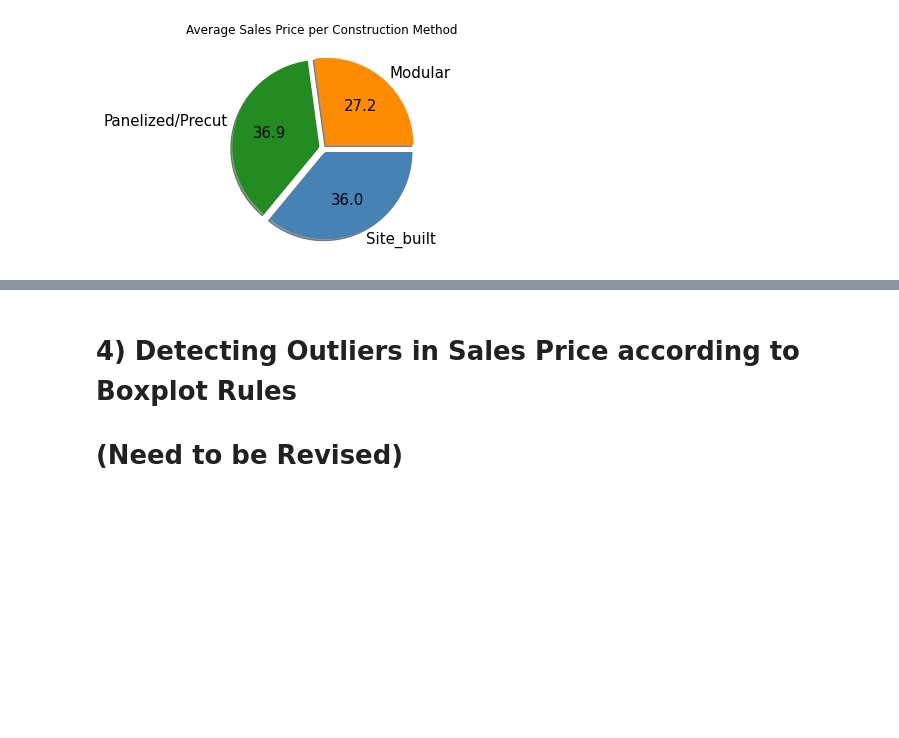
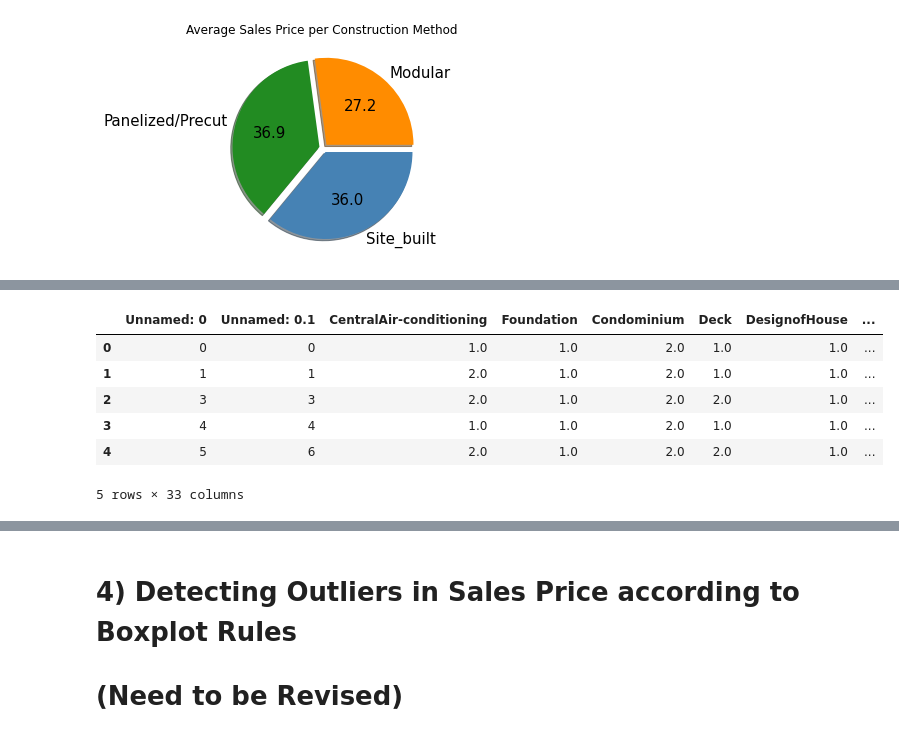
Before and after one commit to gassergalalali/MST-IST-5520-SP2020-Group-7, a Jupyter notebook: Milestone 2/3.SummarizationAndVisualization.ipynb, the cells around one changed output, grey strips where cells are left out. Drawn from its saved outputs; the diff is of its cells as text; code cells hidden in the pictures; blank space fills up the shorter version.

```diff
--- a/Milestone 2/3.SummarizationAndVisualization.ipynb
+++ b/Milestone 2/3.SummarizationAndVisualization.ipynb
@@ -172,0 +184,11 @@ plt.show()
+# %%
+dtnew['SaleYear']=dtnew['SaleDate']//100
+dtnew.head()
+# %% [output]
+|  | Unnamed: 0 | Unnamed: 0.1 | CentralAir-conditioning | Foundation | Condominium | Deck | DesignofHouse | ... |
+| 0 | 0 | 0 | 1.0 | 1.0 | 2.0 | 1.0 | 1.0 | ... |
+| 1 | 1 | 1 | 2.0 | 1.0 | 2.0 | 1.0 | 1.0 | ... |
+| 2 | 3 | 3 | 2.0 | 1.0 | 2.0 | 2.0 | 1.0 | ... |
+| 3 | 4 | 4 | 1.0 | 1.0 | 2.0 | 1.0 | 1.0 | ... |
+| 4 | 5 | 6 | 2.0 | 1.0 | 2.0 | 2.0 | 1.0 | ... |
+5 rows × 33 columns
```
Also changed, not shown: parts of 7 cells of this notebook.
